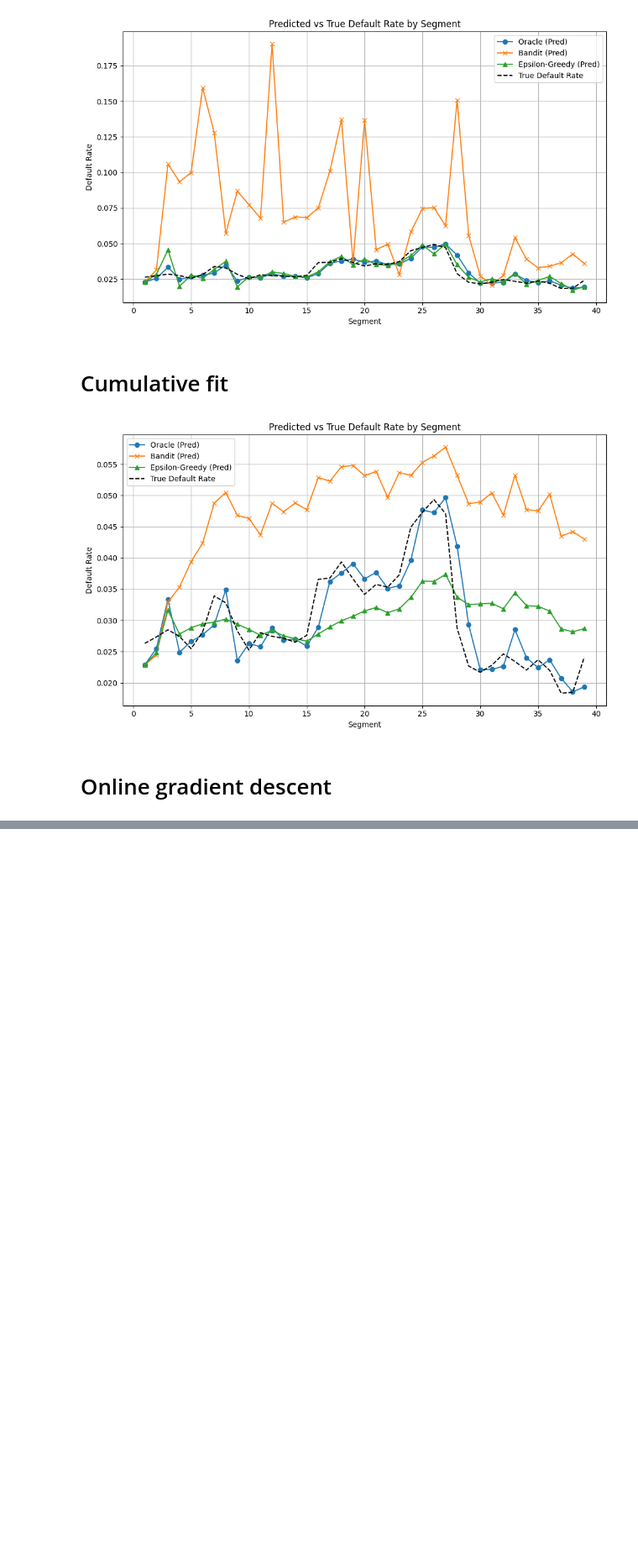
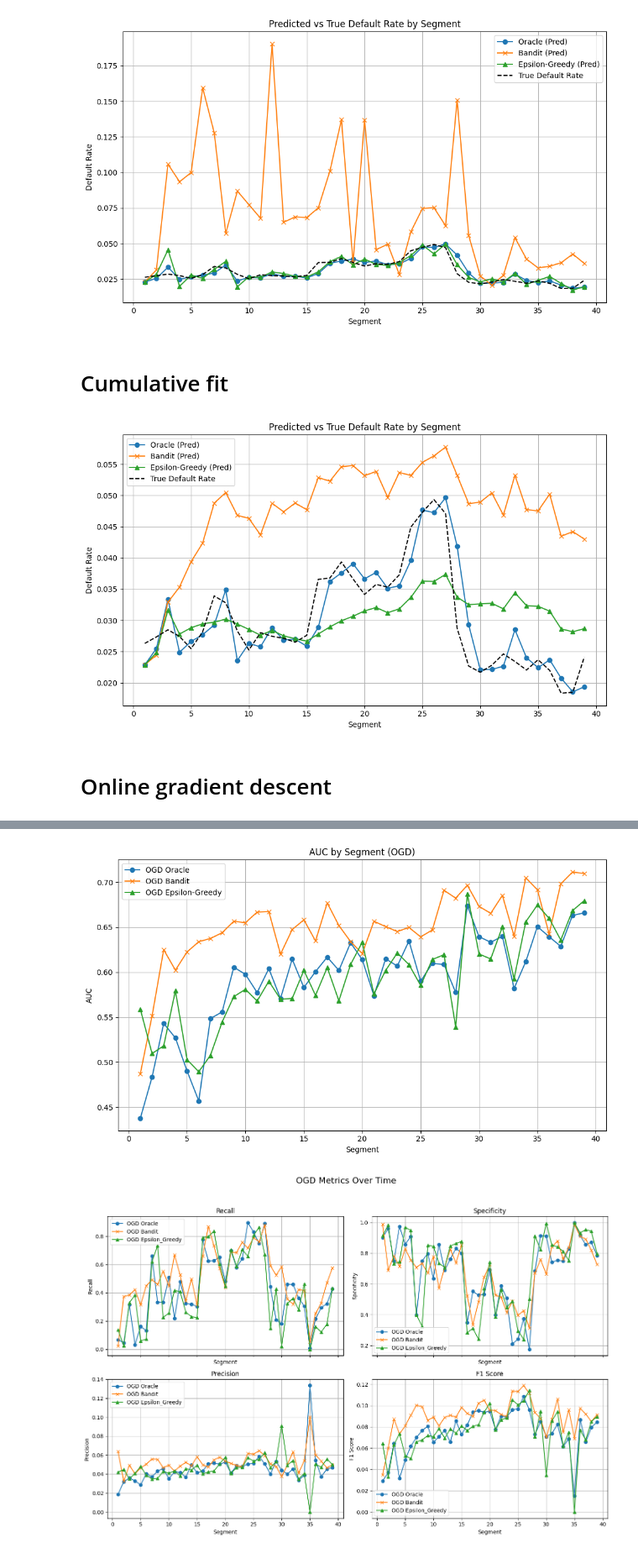
Before and after one commit to manpreetsingh227/MSc-project, a Jupyter notebook: notebooks/EDA.ipynb, the cells around one changed output, grey strips where cells are left out. Shown at 84% size. Cells and saved outputs as stored; diff of their text form; code cells hidden in the pictures; blank space fills up the shorter version.

```diff
--- a/notebooks/EDA.ipynb
+++ b/notebooks/EDA.ipynb
@@ -2636,0 +2645,44 @@ plt.show()
+# %%
+import matplotlib.pyplot as plt
+
+plt.figure(figsize=(10, 6))
+plt.plot(df_ogd_oracle['segment_num'], df_ogd_oracle['auc'], label='OGD Oracle', marker='o')
+plt.plot(df_ogd_bandit['segment_num'], df_ogd_bandit['auc'], label='OGD Bandit', marker='x')
+plt.plot(df_ogd_eps['segment_num'], df_ogd_eps['auc'], label='OGD Epsilon-Greedy', marker='^')
+
+plt.xlabel('Segment')
+plt.ylabel('AUC')
+plt.title('AUC by Segment (OGD)')
+plt.legend()
+plt.grid(True)
+plt.tight_layout()
+plt.show()
+
+# 3. Grid of 4 metrics: recall, specificity, precision, f1
+fig, axs = plt.subplots(2, 2, figsize=(14, 10), sharex=True)
+
+metrics = ['recall', 'specificity', 'precision', 'f1']
+titles = ['Recall', 'Specificity', 'Precision', 'F1 Score']
+markers = {'oracle': 'o', 'bandit': 'x', 'epsilon_greedy': '^'}
+
+dfs = {
+    'oracle': df_ogd_oracle,
+    'bandit': df_ogd_bandit,
+    'epsilon_greedy': df_ogd_eps
+}
+
+for ax, metric, title in zip(axs.flat, metrics, titles):
+    for label, df in dfs.items():
+        ax.plot(df['segment_num'], df[metric], label=f'OGD {label.title()}', marker=markers[label])
+    ax.set_title(title)
+    ax.set_xlabel('Segment')
+    ax.set_ylabel(title)
+    ax.grid(True)
+    ax.legend()
+
+plt.suptitle('OGD Metrics Over Time', fontsize=16)
+plt.tight_layout(rect=[0, 0.03, 1, 0.95])
+plt.show()
+# %% [output]
+[figure, added]
+[figure, added]
```
Also changed, not shown: parts of 2 cells of this notebook.
